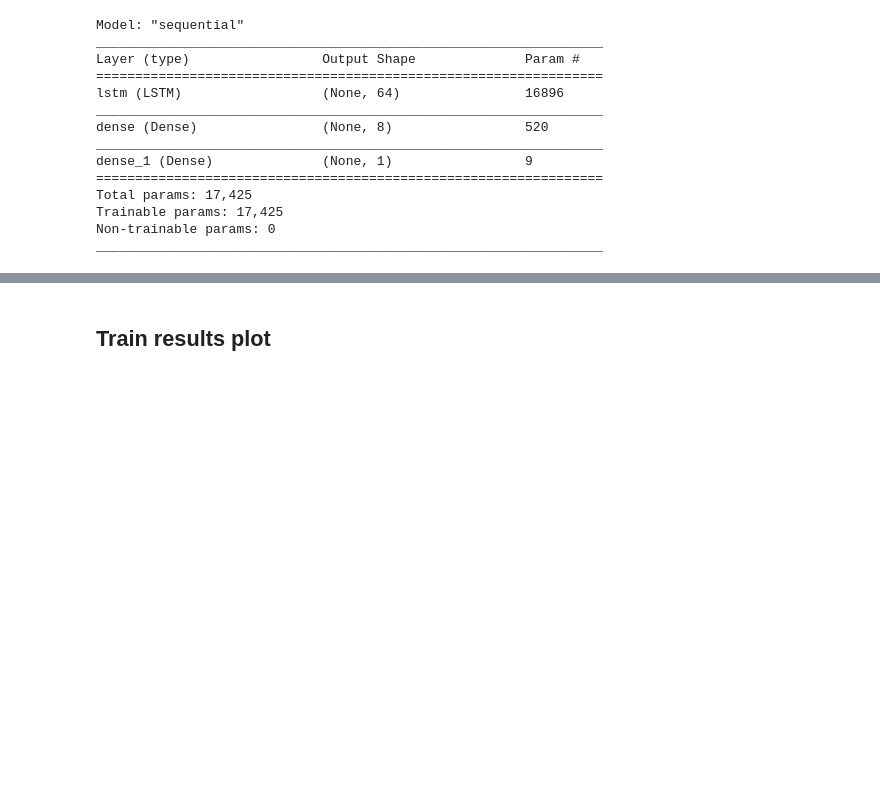
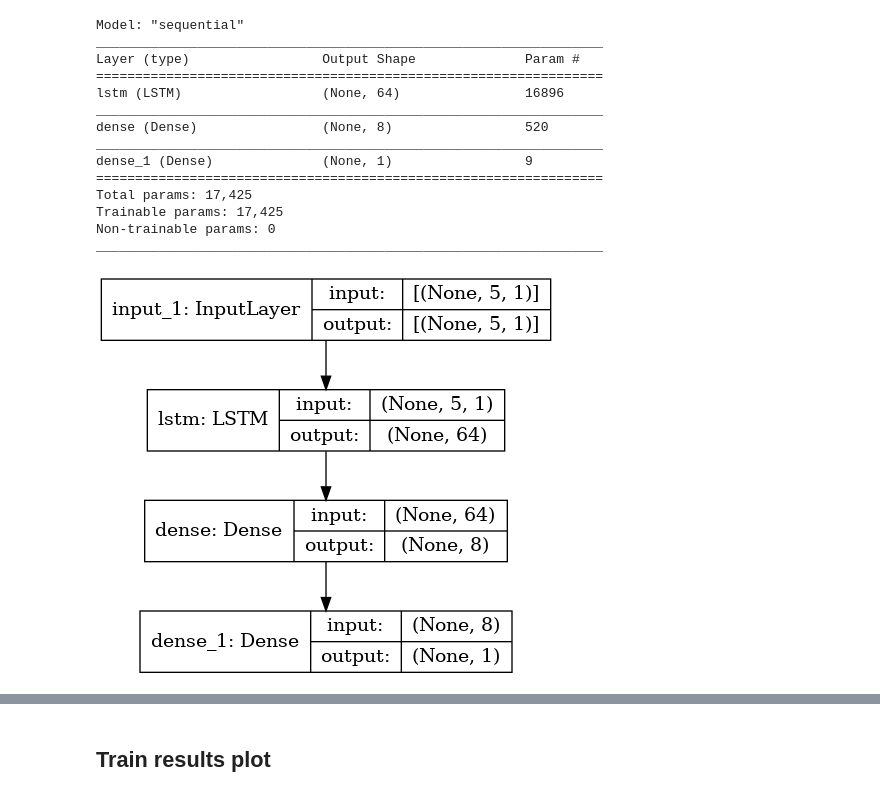
Before and after one commit to PedroMeerholz/LSTM-for-PETR4-forecasting, a Jupyter notebook: petr4-stocks-forecasting-with-lstm.ipynb, the cells around one changed output, grey strips where cells are left out. Cells and saved outputs as stored; diff of their text form; code cells hidden in the pictures; blank space fills up the shorter version.

```diff
--- a/petr4-stocks-forecasting-with-lstm.ipynb
+++ b/petr4-stocks-forecasting-with-lstm.ipynb
@@ -109,3 +112,7 @@ _________________________________________________________________
+# %%
+plot_model(model, to_file='model.png', show_shapes=True)
+# %% [output]
+[figure, added]
 # %%
 checkpoint = ModelCheckpoint('model/', save_best_only=True)
 # %%
```
Also changed, not shown: parts of 7 cells of this notebook.
